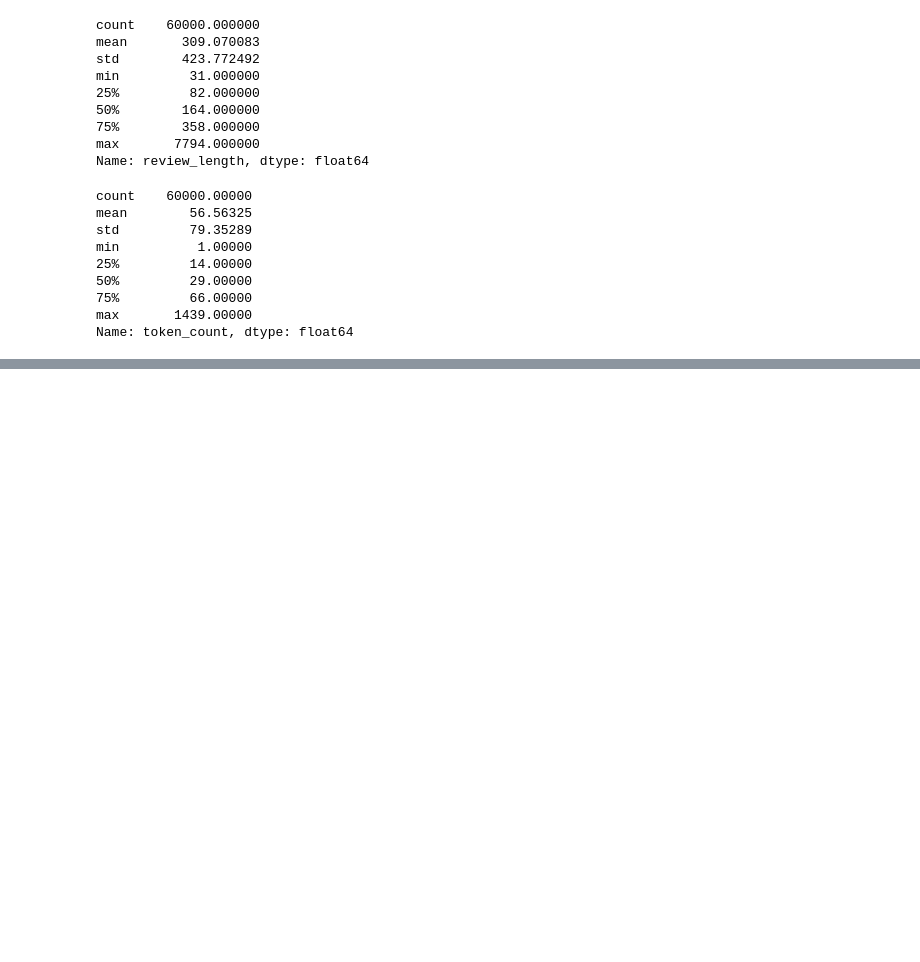
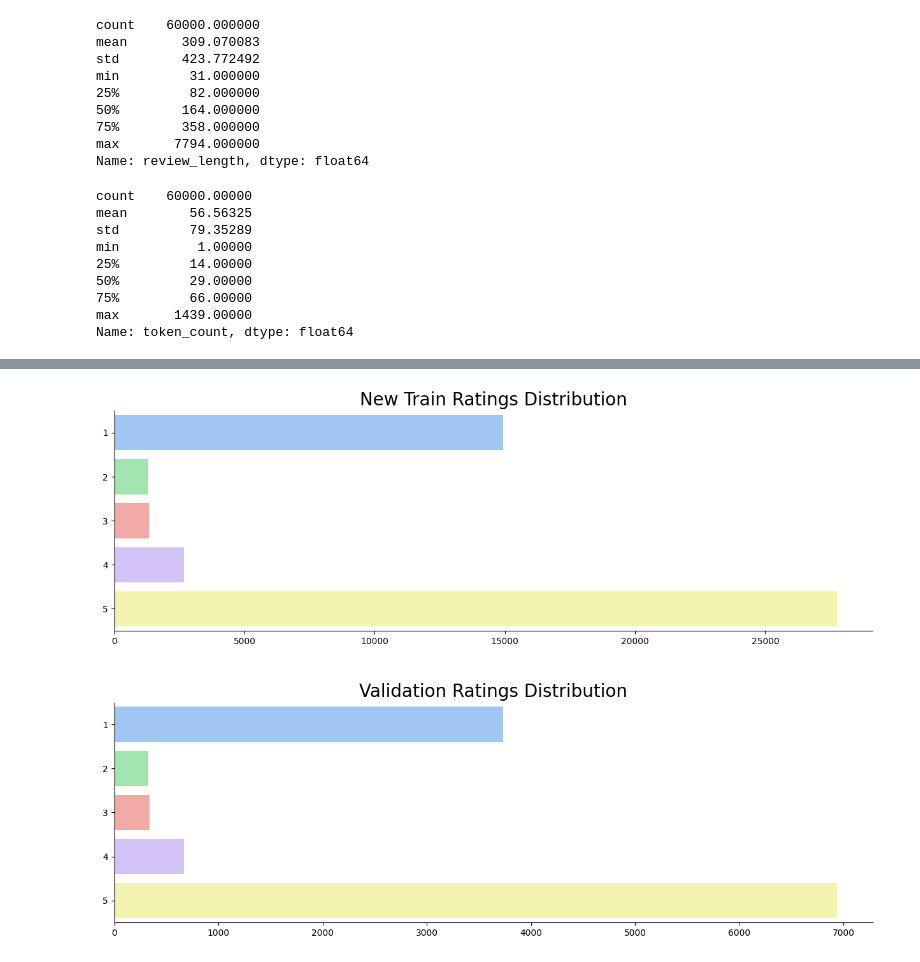
Before and after one commit to MayankDw/NLP-Sentiment-Analysis, a Jupyter notebook: nlp-sentiment-analysis.ipynb, the cells around one changed output, grey strips where cells are left out. Cells and saved outputs as stored; diff of their text form; code cells hidden in the pictures; blank space fills up the shorter version.

```diff
--- a/nlp-sentiment-analysis.ipynb
+++ b/nlp-sentiment-analysis.ipynb
@@ -219,0 +224,3 @@ sns.despine();
+# %%
+# Label encode ratings
+train_df["rating_encoded"] = train_df['Rating'] - 1
@@ -219,0 +236,7 @@ sns.despine();
+# %%
+# get indices of training and test data sets.
+train_idx, val_idx, _, _ = train_test_split(
+    train_df.index, train_df.Rating,
+    test_size=0.2, stratify=train_df.Rating,
+    random_state=CFG.SEED
+)
@@ -219,0 +250,3 @@ sns.despine();
+# %%
+train_new_df = train_df.iloc[train_idx].reset_index(drop= True)
+val_df = train_df.iloc[val_idx].reset_index(drop = True)
@@ -219,0 +269,26 @@ sns.despine();
+# %%
+# Train and Test Rating Distribution
+fig, (ax1, ax2) = plt.subplots(2, figsize=(14, 10))
+
+# Set the spacing between subplots
+fig.tight_layout(pad=6.0)
+
+# Plot New Train Ratings Distribution
+ax1.set_title('New Train Ratings Distribution', fontsize=20)
+train_new_distribution = train_new_df['Rating'].value_counts().sort_values()
+sns.barplot(x=train_new_distribution.values,
+            y=list(train_new_distribution.keys()),
+            orient="h",
+            ax=ax1)
+sns.despine();
+
+# Plot Validation Ratings Distribution
+ax2.set_title('Validation Ratings Distribution', fontsize=20)
+val_distribution = val_df['Rating'].value_counts().sort_values()
+sns.barplot(x=val_distribution.values,
+            y=list(val_distribution.keys()),
+            orient="h",
+            ax=ax2);
+sns.despine();
+# %% [output]
+[figure, added]
```
Also changed, not shown: parts of 9 cells of this notebook.
